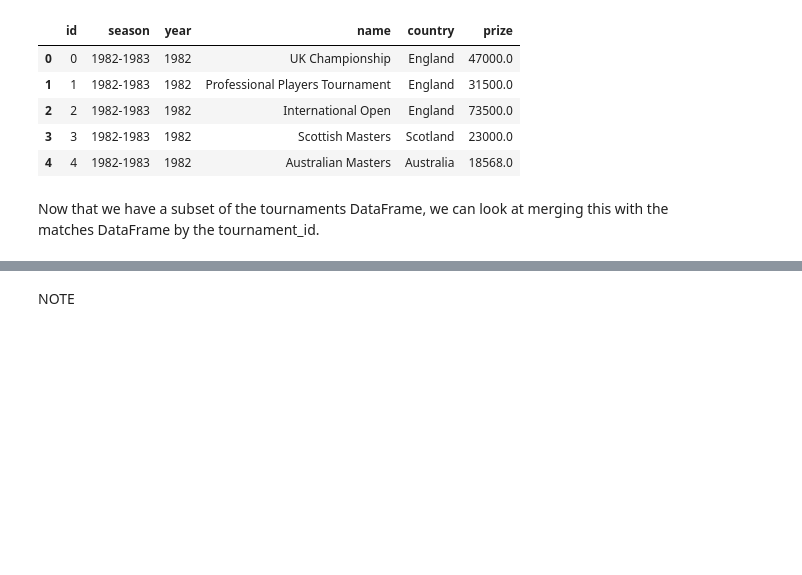
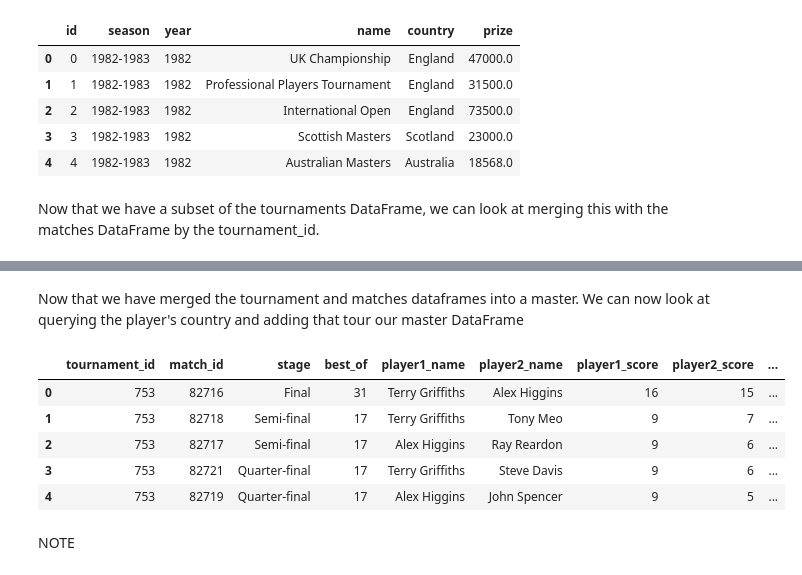
Before and after one commit to stephenbeese/Snooker-Data-Analysis, a Jupyter notebook: jupyter_notebooks/ETL.ipynb, the cells around one changed output, grey strips where cells are left out. Drawn from its saved outputs; the diff is of its cells as text; code cells hidden in the pictures; blank space fills up the shorter version.

```diff
--- a/jupyter_notebooks/ETL.ipynb
+++ b/jupyter_notebooks/ETL.ipynb
@@ -566,0 +569,25 @@ df_master.head()
+# %% [markdown]
+Now that we have merged the tournament and matches dataframes into a master. We can now look at querying the player's country and adding that tour our master DataFrame
+# %%
+# Merge player1_country using player1_name and full_name
+df_master = df_master.merge(
+    df_players[['full_name', 'country']].rename(columns={'full_name': 'player1_name', 'country': 'player1_country'}),
+    on='player1_name',
+    how='left'
+)
+
+# Merge player2_country using player2_name and full_name
+df_master = df_master.merge(
+    df_players[['full_name', 'country']].rename(columns={'full_name': 'player2_name', 'country': 'player2_country'}),
+    on='player2_name',
+    how='left'
+)
+
+df_master.head()
+# %% [output]
+|  | tournament_id | match_id | stage | best_of | player1_name | player2_name | player1_score | player2_score | ... |
+| 0 | 753 | 82716 | Final | 31 | Terry Griffiths | Alex Higgins | 16 | 15 | ... |
+| 1 | 753 | 82718 | Semi-final | 17 | Terry Griffiths | Tony Meo | 9 | 7 | ... |
+| 2 | 753 | 82717 | Semi-final | 17 | Alex Higgins | Ray Reardon | 9 | 6 | ... |
+| 3 | 753 | 82721 | Quarter-final | 17 | Terry Griffiths | Steve Davis | 9 | 6 | ... |
+| 4 | 753 | 82719 | Quarter-final | 17 | Alex Higgins | John Spencer | 9 | 5 | ... |
```
Also changed, not shown: parts of 4 cells of this notebook, 1 other file.
